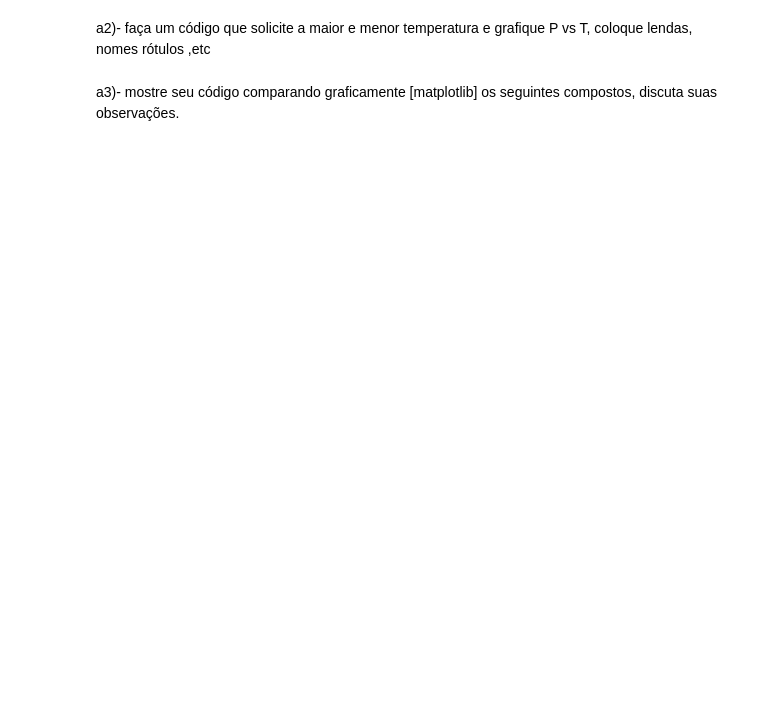
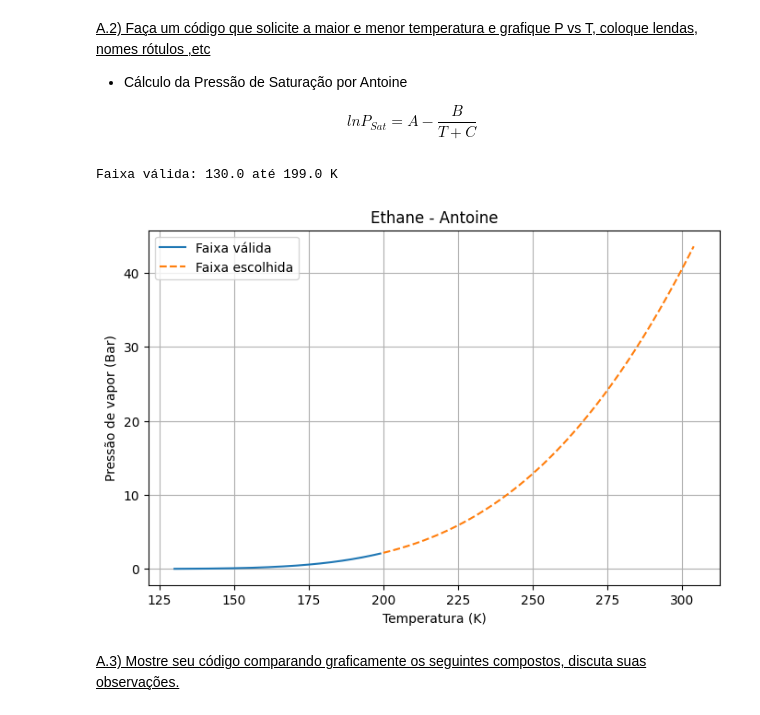
Before and after one commit to Thalles-hssa/Termo-II_teste1, a Jupyter notebook: Teste1/dados/constantes.ipynb, the cells around one changed output. Drawn from its saved outputs; the diff is of its cells as text; code cells hidden in the pictures; blank space fills up the shorter version.

```diff
--- a/Teste1/dados/constantes.ipynb
+++ b/Teste1/dados/constantes.ipynb
@@ -1,15 +3,15 @@
 # %%
 import pandas as pd
 
+
 # LEITURA E TRATAMENTO DA BASE DE CONSTANTES
-
-def carregar_biblioteca_antoine(Tabela_csv):
+def carregar_base(Tabela_csv):
     df = pd.read_csv(Tabela_csv, sep=';')
 
-
-    # ALTERAR NO NOME DAS COLUNAS
+    # RENOMEAR COLUNAS
     df = df.rename(columns={
         'Composto': 'composto',
+        'Formula': 'formula',
         'Ant(A)': 'A',
         'Ant(B)': 'B',
         'Ant(C)': 'C',
@@ -27,8 +29,7 @@ def carregar_biblioteca_antoine(Tabela_csv):
     df = df.drop_duplicates(subset='composto') # REMOVE LINHA DUPLICADA
     return df
 
-df = carregar_biblioteca_antoine('../dados/Constantes_Antoine_corrigido.csv')
-
+df = carregar_base('../dados/Constantes_Antoine_corrigido.csv')
 biblioteca = df.set_index('composto')[['A', 'B', 'C', 'Tmax', 'Tmin']]
 
-print(biblioteca) # EXIBIR A BIBLIOTECA
+biblioteca # EXIBIR A BIBLIOTECA
@@ -35,12 +51,9 @@ print(biblioteca) # EXIBIR A BIBLIOTECA
 # %%
-composto = 'Argon' # INSIRA O NOME DO COMPOSTO PARA CONSULTA
+composto = 'Ethane' # INSIRA O NOME DO COMPOSTO PARA CONSULTA
 
 A, B, C, Tmin, Tmax = biblioteca.loc[composto, ['A', 'B', 'C', 'Tmin', 'Tmax']] # RETORNA O VALOR DAS CONSTANTES
 
-# EXIBIR O VALOR DAS CONSULTANTES DE ACORDO COM O COMPOSTO SELECIONADO
-print(f"Constantes de Antoine - {composto}")
-print(f"A = {A:.4f}")
-print(f"B = {B:.4f}")
-print(f"C = {C:.4f}")
-print(f"Tmin = {Tmin:.1f}")
-print(f"Tmax = {Tmax:.1f}")
+# EXIBIR O VALOR DAS CONsTANTES DE ACORDO COM O COMPOSTO SELECIONADO
+pd.DataFrame({
+    'Valor': [A, B, C, Tmin, Tmax]
+}, index=['A', 'B', 'C', 'Tmin', 'Tmax']).round(3)
@@ -47,5 +67,9 @@ print(f"Tmax = {Tmax:.1f}")
 # %% [markdown]
-a2)- faça um código que solicite a maior e menor temperatura e grafique P vs T, coloque lendas, nomes rótulos ,etc
+<u>A.2) Faça um código que solicite a maior e menor temperatura e grafique P vs T, coloque lendas, nomes rótulos ,etc
+
+- Cálculo da Pressão de Saturação por Antoine
+
+$$ lnP_{Sat} = A - \frac{B}{T+C} $$
 # %%
 import numpy as np
 import matplotlib.pyplot as plt
@@ -53,34 +77,39 @@ import matplotlib.pyplot as plt
 def pressao_vapor(T, composto, biblioteca):
     A, B, C = biblioteca.loc[composto, ['A', 'B', 'C']]
 
    # CÁLCULO USANDO LOGARÍTMO NATURAL
     return np.exp(A - B / (T + C))
 
 Tmin_tab = biblioteca.loc[composto, "Tmin"]
 Tmax_tab = biblioteca.loc[composto, "Tmax"]
 
 print(f"Faixa válida: {Tmin_tab} até {Tmax_tab} K")
 
 Tmin_input = float(input("Digite a temperatura mínima desejada (°C): "))
 Tmax_input = float(input("Digite a temperatura máxima desejada (°C): "))
 
  # INFORMAÇÃO EXTRAIDA DA TABELA
-T_tab = np.linspace(Tmin_tab, Tmax_tab, 100)
+T_tab = np.linspace(Tmin_tab, Tmax_tab, 200)
 P_tab = pressao_vapor(T_tab, composto, biblioteca) / 750.1 # CONVERSÃO DE mmHg PARA Bar
 
  # INFORMAÇÃO INSERIDA
-T_user = np.linspace(Tmin_input, Tmax_input, 100)
+T_user = np.linspace(Tmin_input, Tmax_input, 200)
 P_user = pressao_vapor(T_user, composto, biblioteca) / 750.1 # CONVERSÃO DE mmHg PARA Bar
 
+# CRIAÇÃO DO GRÁFICO
 plt.figure(figsize=(8, 5))
 plt.plot(T_tab, P_tab, label="Faixa válida")
 plt.plot(T_user, P_user, linestyle='--', label="Faixa escolhida")
 
+ # LEGENDAS
 plt.xlabel("Temperatura (K)")
 plt.ylabel("Pressão de vapor (Bar)")
 plt.title(f"{composto} - Antoine")
 plt.legend()
 plt.grid(True)
 plt.show()
+# %% [output]
+Faixa válida: 130.0 até 199.0 K
+[figure, added]
 # %% [markdown]
-a3)- mostre seu código comparando graficamente [matplotlib] os seguintes  compostos, discuta suas observações.
+<u>A.3) Mostre seu código comparando graficamente os seguintes compostos, discuta suas observações.</u>
```
Also changed, not shown: parts of 14 cells of this notebook, 1 other file.
